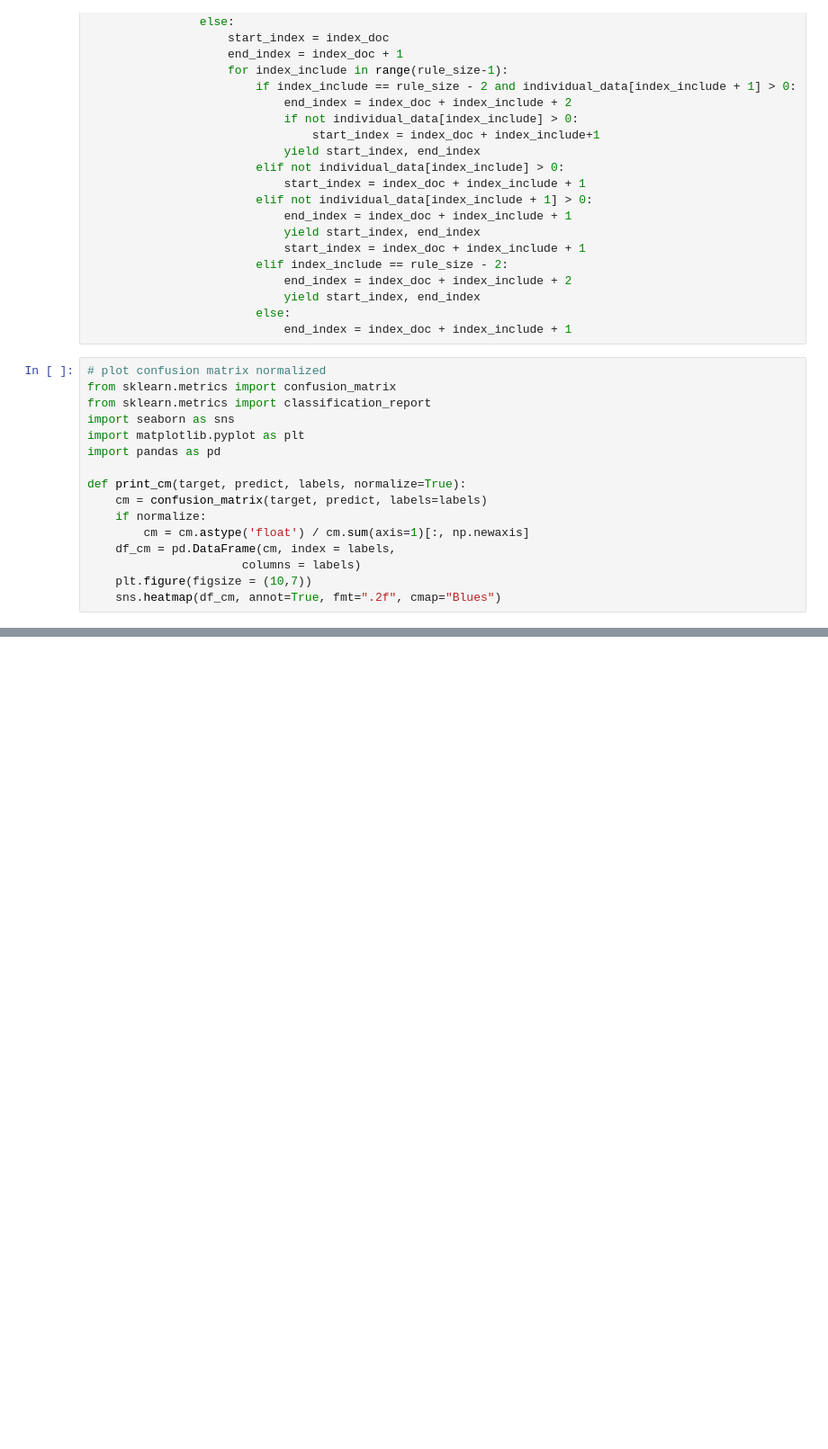
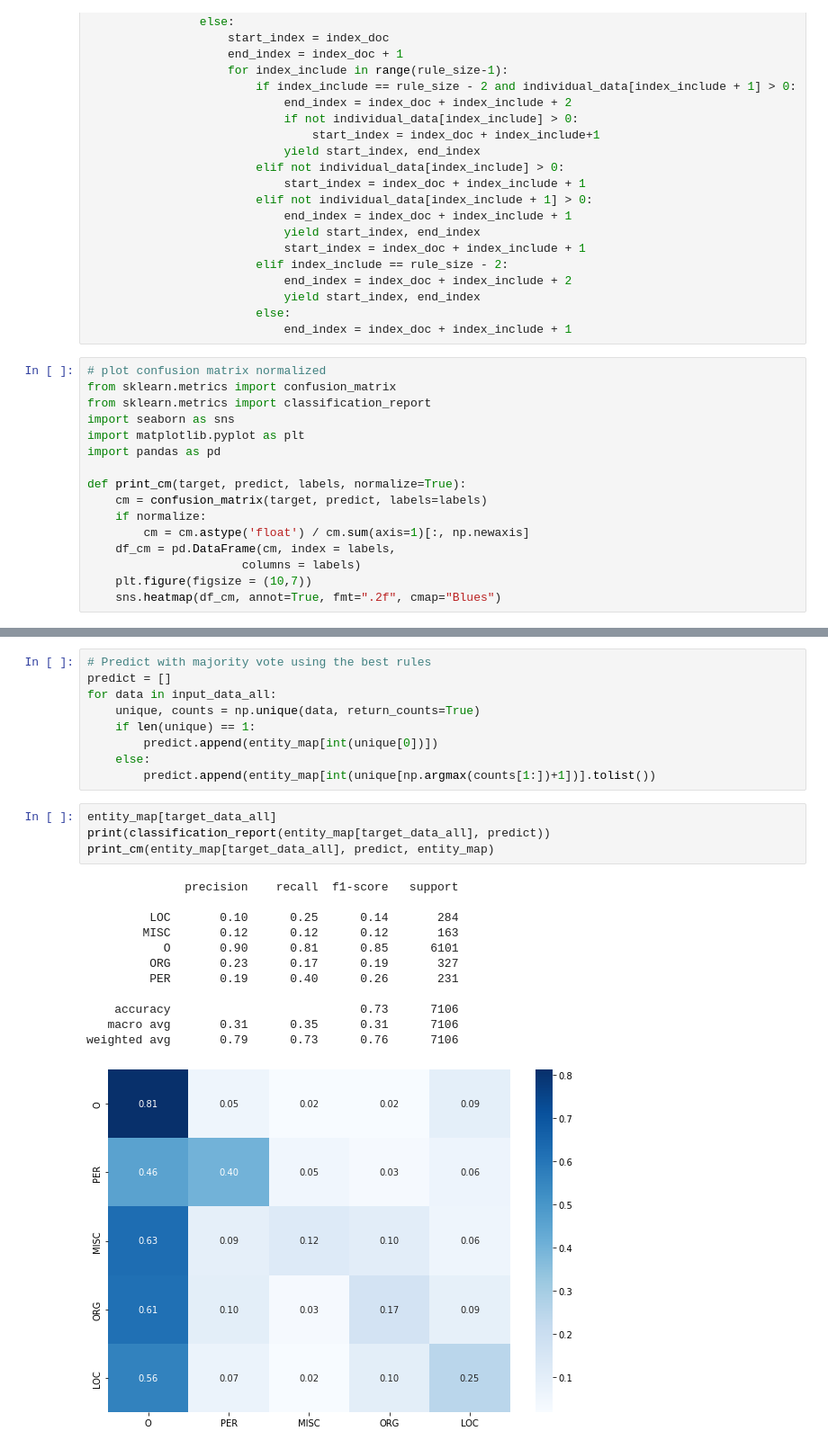
Before and after one commit to jrabag/ga-lener-es, a Jupyter notebook: NER EA.ipynb, the cells around one changed output, grey strips where cells are left out. Shown at 90% size. Cells and saved outputs as stored; diff of their text form; blank space fills up the shorter version.

```diff
--- a/NER EA.ipynb
+++ b/NER EA.ipynb
@@ -683,0 +701,26 @@ weighted avg       0.83      0.86      0.84      5273
+# %%
+# Predict with majority vote using the best rules
+predict = []
+for data in input_data_all:
+    unique, counts = np.unique(data, return_counts=True)
+    if len(unique) == 1:
+        predict.append(entity_map[int(unique[0])])
+    else:
+        predict.append(entity_map[int(unique[np.argmax(counts[1:])+1])].tolist())
+# %%
+entity_map[target_data_all]
+print(classification_report(entity_map[target_data_all], predict))
+print_cm(entity_map[target_data_all], predict, entity_map)
+# %% [output]
+              precision    recall  f1-score   support
+
+         LOC       0.10      0.25      0.14       284
+        MISC       0.12      0.12      0.12       163
+           O       0.90      0.81      0.85      6101
+         ORG       0.23      0.17      0.19       327
+         PER       0.19      0.40      0.26       231
+
+    accuracy                           0.73      7106
+   macro avg       0.31      0.35      0.31      7106
+weighted avg       0.79      0.73      0.76      7106
+[figure, added]
```
Also changed, not shown: parts of 15 cells of this notebook, 17 other files.
